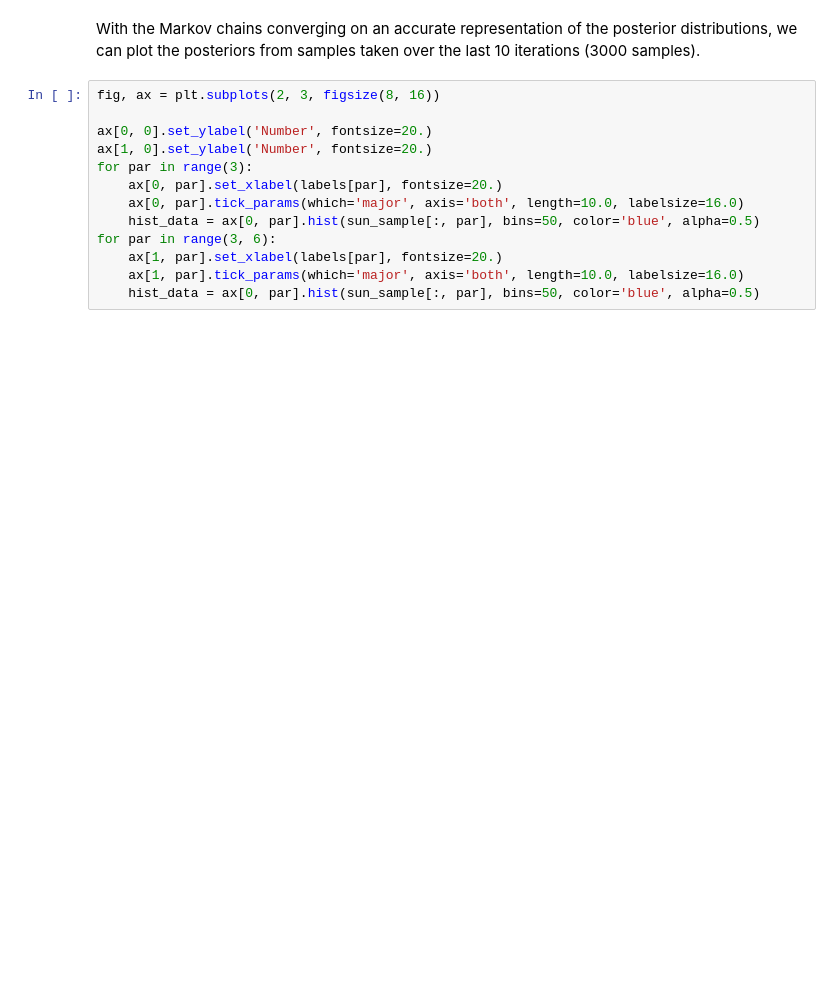
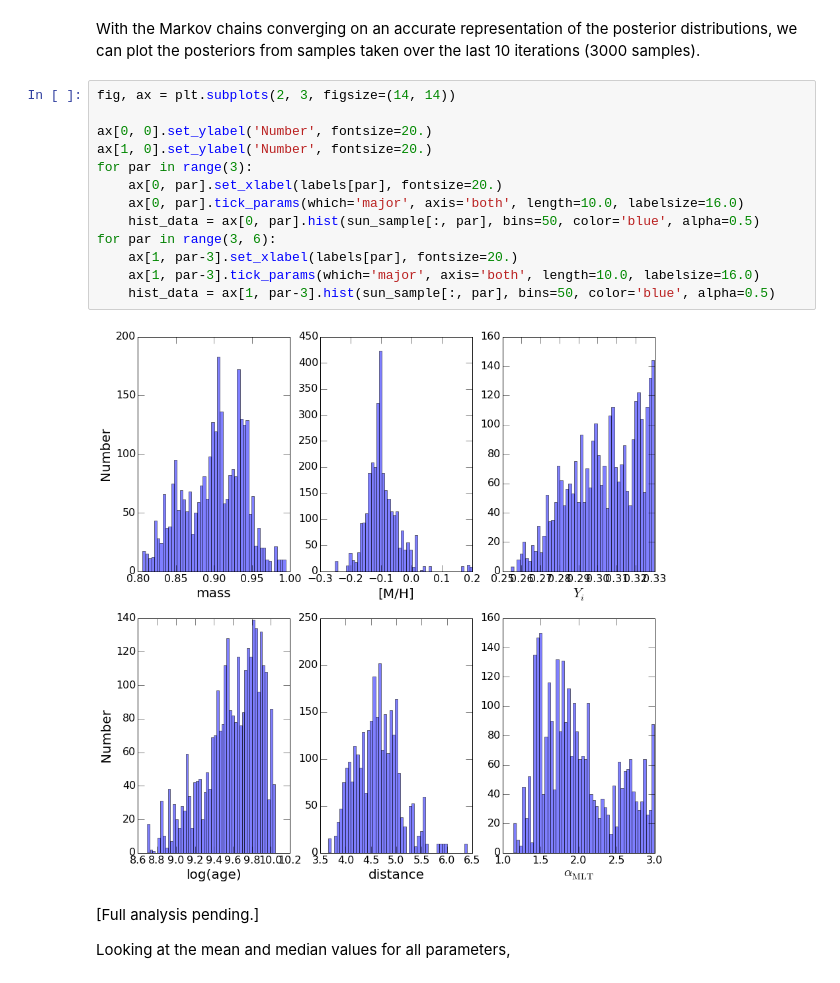
Before and after one commit to gfeiden/Notebook, a Jupyter notebook: Projects/mlt_calib/Sun_as_a_star.ipynb, the cells around one changed output. Drawn from its saved outputs; the diff is of its cells as text; blank space fills up the shorter version.

```diff
--- a/Projects/mlt_calib/Sun_as_a_star.ipynb
+++ b/Projects/mlt_calib/Sun_as_a_star.ipynb
@@ -116,15 +118,21 @@ fig.tight_layout()
 # %% [markdown]
 With the Markov chains converging on an accurate representation of the posterior distributions, we can plot the posteriors from samples taken over the last 10 iterations (3000 samples).
 # %%
-fig, ax = plt.subplots(2, 3, figsize(8, 16))
+fig, ax = plt.subplots(2, 3, figsize=(14, 14))
 
 ax[0, 0].set_ylabel('Number', fontsize=20.)
 ax[1, 0].set_ylabel('Number', fontsize=20.)
 for par in range(3):
     ax[0, par].set_xlabel(labels[par], fontsize=20.)
     ax[0, par].tick_params(which='major', axis='both', length=10.0, labelsize=16.0)
     hist_data = ax[0, par].hist(sun_sample[:, par], bins=50, color='blue', alpha=0.5)
 for par in range(3, 6):
-    ax[1, par].set_xlabel(labels[par], fontsize=20.)
-    ax[1, par].tick_params(which='major', axis='both', length=10.0, labelsize=16.0)
-    hist_data = ax[0, par].hist(sun_sample[:, par], bins=50, color='blue', alpha=0.5)
+    ax[1, par-3].set_xlabel(labels[par], fontsize=20.)
+    ax[1, par-3].tick_params(which='major', axis='both', length=10.0, labelsize=16.0)
+    hist_data = ax[1, par-3].hist(sun_sample[:, par], bins=50, color='blue', alpha=0.5)
+# %% [output]
+[figure, added]
+# %% [markdown]
+[Full analysis pending.]
+
+Looking at the mean and median values for all parameters,
```
Also changed, not shown: parts of 3 cells of this notebook, 2 other files.
